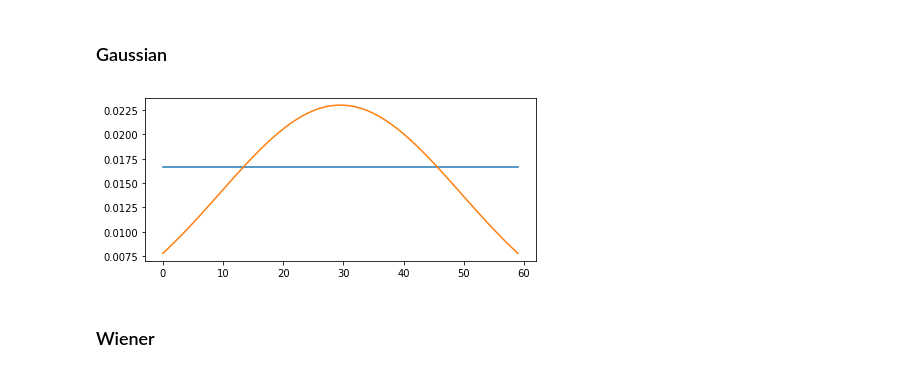
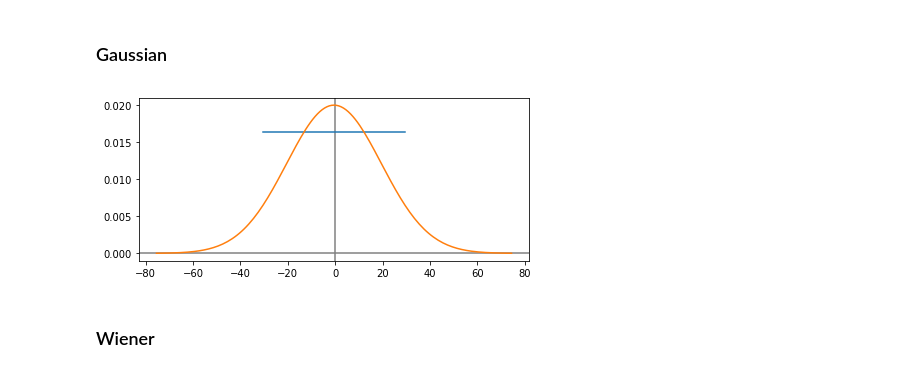
Before and after one commit to peerchen/trend-following-1, a Jupyter notebook: Finding the Trend.ipynb, the cells around one changed output. Cells and saved outputs as stored; diff of their text form; code cells hidden in the pictures.

```diff
--- a/Finding the Trend.ipynb
+++ b/Finding the Trend.ipynb
@@ -63,20 +67,23 @@ import scipy.optimize as op
 # %% [markdown]
 ### Linear
 # %%
-N = 60
+N = 61
 f_sma = np.ones(N) / N
 # %% [markdown]
 ### Gaussian
 # %%
-f_ga = gaussian(N, N/3)
+N_ga = 151
+f_ga = gaussian(N_ga, std=20.)
 f_ga = f_ga / f_ga.sum()
 # %%
 plt.figure(figsize=(7, 3))
-plt.plot(f_sma, label='f_sma')
-plt.plot(f_ga, label='f_ga')
+plt.axhline(c='grey')
+plt.axvline(c='grey')
+plt.plot(np.arange(-N/2, N/2), f_sma, label='f_sma')
+plt.plot(np.arange(-N_ga/2, N_ga/2), f_ga, label='f_ga')
 plt.show()
 # %% [output]
-[figure, old version]
+[figure, new version]
 # %% [markdown]
 ### Wiener
 # %%
```
Also changed, not shown: parts of 20 cells of this notebook.
